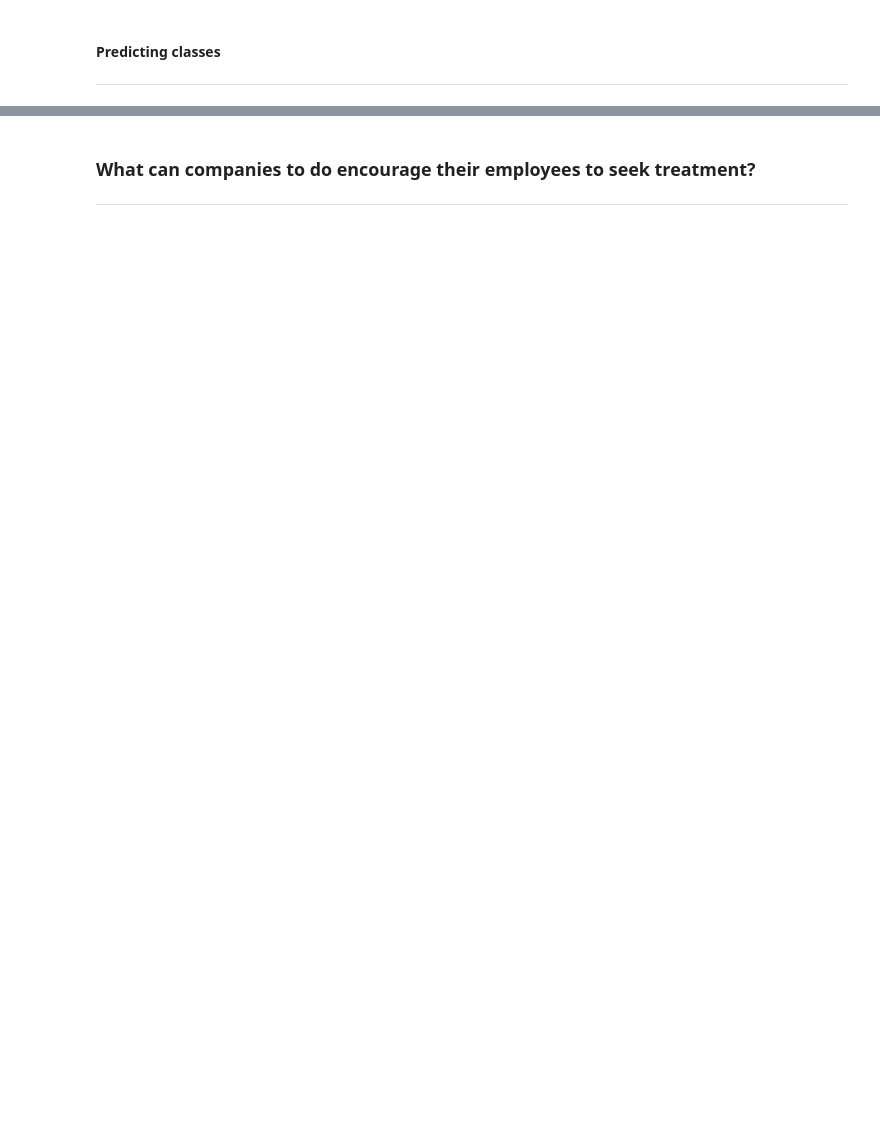
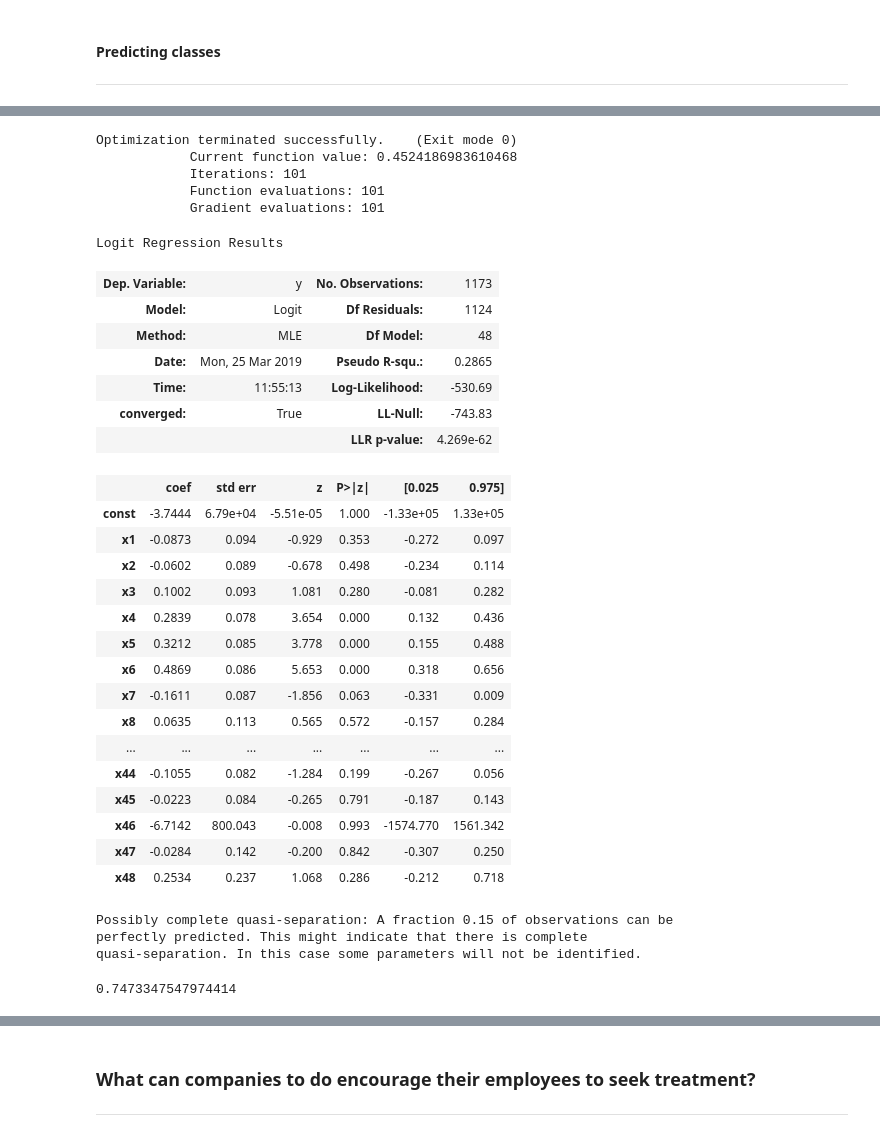
Before and after one commit to nattiechan/mh_survey_analysis, a Jupyter notebook: Capstone modelling stage v.3.ipynb, the cells around one changed output, grey strips where cells are left out. Drawn from its saved outputs; the diff is of its cells as text; code cells hidden in the pictures; blank space fills up the shorter version.

```diff
--- a/Capstone modelling stage v.3.ipynb
+++ b/Capstone modelling stage v.3.ipynb
@@ -597,0 +756,53 @@ fitted_grid_1.score(X_test,y_test)
+# %%
+# 2nd question regarding supervisors
+# p-value WITH DEMOGRAPHICS
+
+X_1 = independent_q1_alt
+Y_1 = dep_2.values.astype(int)
+
+scaler = preprocessing.StandardScaler()
+scaler.fit(X_1)
+X_transformed_1 = scaler.transform(X_1)
+
+X_transformed_1 = np.hstack([np.ones([X_transformed_1.shape[0],1]), X_transformed_1])
+
+logit = sm.Logit(Y_1, X_transformed_1)
+fitted_model_demo = logit.fit_regularized()
+fitted_model_demo.summary()
+
+# alpha = 0.05
+# all features together are significant
+# Columns that are significant: 2,3,4,5,9,15,19,20,21,22,23,35
+# %% [output]
+Optimization terminated successfully.    (Exit mode 0)
+            Current function value: 0.4524186983610468
+            Iterations: 101
+            Function evaluations: 101
+            Gradient evaluations: 101
+Logit Regression Results
+| Dep. Variable: | y | No. Observations: | 1173 |
+| Model: | Logit | Df Residuals: | 1124 |
+| Method: | MLE | Df Model: | 48 |
+| Date: | Mon, 25 Mar 2019 | Pseudo R-squ.: | 0.2865 |
+| Time: | 11:55:13 | Log-Likelihood: | -530.69 |
+| converged: | True | LL-Null: | -743.83 |
+|  |  | LLR p-value: | 4.269e-62 |
+|  | coef | std err | z | P>|z| | [0.025 | 0.975] |
+| const | -3.7444 | 6.79e+04 | -5.51e-05 | 1.000 | -1.33e+05 | 1.33e+05 |
+| x1 | -0.0873 | 0.094 | -0.929 | 0.353 | -0.272 | 0.097 |
+| x2 | -0.0602 | 0.089 | -0.678 | 0.498 | -0.234 | 0.114 |
+| x3 | 0.1002 | 0.093 | 1.081 | 0.280 | -0.081 | 0.282 |
+| x4 | 0.2839 | 0.078 | 3.654 | 0.000 | 0.132 | 0.436 |
+| x5 | 0.3212 | 0.085 | 3.778 | 0.000 | 0.155 | 0.488 |
+| x6 | 0.4869 | 0.086 | 5.653 | 0.000 | 0.318 | 0.656 |
+| x7 | -0.1611 | 0.087 | -1.856 | 0.063 | -0.331 | 0.009 |
+| x8 | 0.0635 | 0.113 | 0.565 | 0.572 | -0.157 | 0.284 |
+| ... | ... | ... | ... | ... | ... | ... |
+| x44 | -0.1055 | 0.082 | -1.284 | 0.199 | -0.267 | 0.056 |
+| x45 | -0.0223 | 0.084 | -0.265 | 0.791 | -0.187 | 0.143 |
+| x46 | -6.7142 | 800.043 | -0.008 | 0.993 | -1574.770 | 1561.342 |
+| x47 | -0.0284 | 0.142 | -0.200 | 0.842 | -0.307 | 0.250 |
+| x48 | 0.2534 | 0.237 | 1.068 | 0.286 | -0.212 | 0.718 |
+Possibly complete quasi-separation: A fraction 0.15 of observations can be
+perfectly predicted. This might indicate that there is complete
+quasi-separation. In this case some parameters will not be identified.
@@ -598,3 +835,7 @@ fitted_grid_1.score(X_test,y_test)
+# %%
+fitted_grid_1.best_score_
+# %% [output]
+0.7473347547974414
 # %%
 # Ranking of factors that are important for predicting comfort level, from most to least important
 indices = np.flip(fitted_grid_1.best_estimator_.named_steps["model"].feature_importances_.argsort())
```
Also changed, not shown: parts of 59 cells of this notebook, 20 other files.
